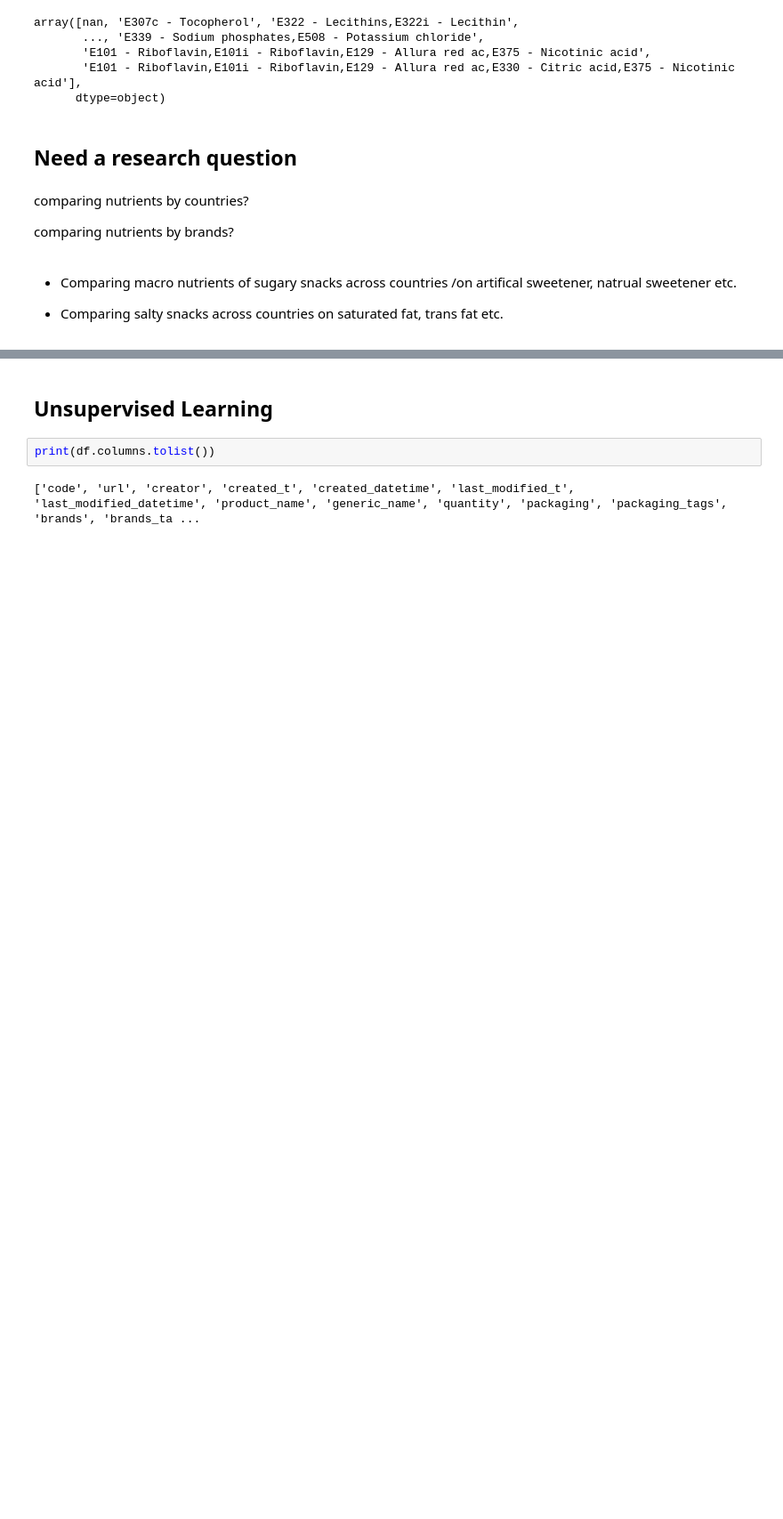
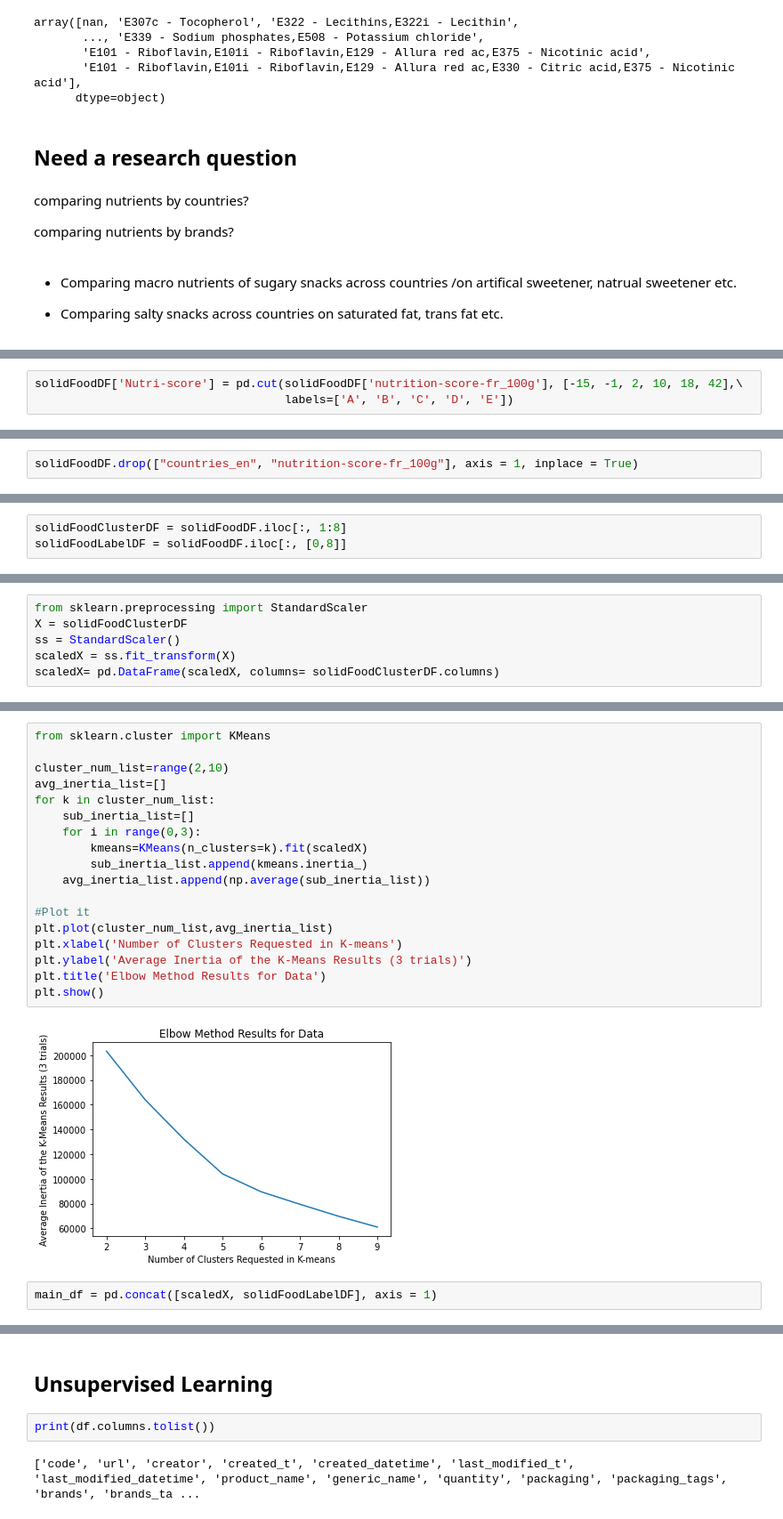
Before and after one commit to gabet2/STAT542, a Jupyter notebook: mcchan3/Project.ipynb, the cells around one changed output, grey strips where cells are left out. Shown at 89% size. Saved outputs shown, nothing was run; the diff lists cells and outputs as text; blank space fills up the shorter version.

```diff
--- a/mcchan3/Project.ipynb
+++ b/mcchan3/Project.ipynb
@@ -292,0 +387,3 @@ comparing nutrients by brands?
+# %%
+solidFoodDF['Nutri-score'] = pd.cut(solidFoodDF['nutrition-score-fr_100g'], [-15, -1, 2, 10, 18, 42],\
+                                    labels=['A', 'B', 'C', 'D', 'E'])
@@ -292,0 +396,2 @@ comparing nutrients by brands?
+# %%
+solidFoodDF.drop(["countries_en", "nutrition-score-fr_100g"], axis = 1, inplace = True)
@@ -292,0 +412,3 @@ comparing nutrients by brands?
+# %%
+solidFoodClusterDF = solidFoodDF.iloc[:, 1:8]
+solidFoodLabelDF = solidFoodDF.iloc[:, [0,8]]
@@ -292,0 +461,6 @@ comparing nutrients by brands?
+# %%
+from sklearn.preprocessing import StandardScaler
+X = solidFoodClusterDF
+ss = StandardScaler()
+scaledX = ss.fit_transform(X)
+scaledX= pd.DataFrame(scaledX, columns= solidFoodClusterDF.columns)
@@ -292,0 +476,22 @@ comparing nutrients by brands?
+# %%
+from sklearn.cluster import KMeans
+
+cluster_num_list=range(2,10)
+avg_inertia_list=[]
+for k in cluster_num_list:
+    sub_inertia_list=[]
+    for i in range(0,3):
+        kmeans=KMeans(n_clusters=k).fit(scaledX)
+        sub_inertia_list.append(kmeans.inertia_)
+    avg_inertia_list.append(np.average(sub_inertia_list))
+
+#Plot it
+plt.plot(cluster_num_list,avg_inertia_list)
+plt.xlabel('Number of Clusters Requested in K-means')
+plt.ylabel('Average Inertia of the K-Means Results (3 trials)')
+plt.title('Elbow Method Results for Data')
+plt.show()
+# %% [output]
+[figure, added]
+# %%
+main_df = pd.concat([scaledX, solidFoodLabelDF], axis = 1)
```
Also changed, not shown: parts of 70 cells of this notebook.
